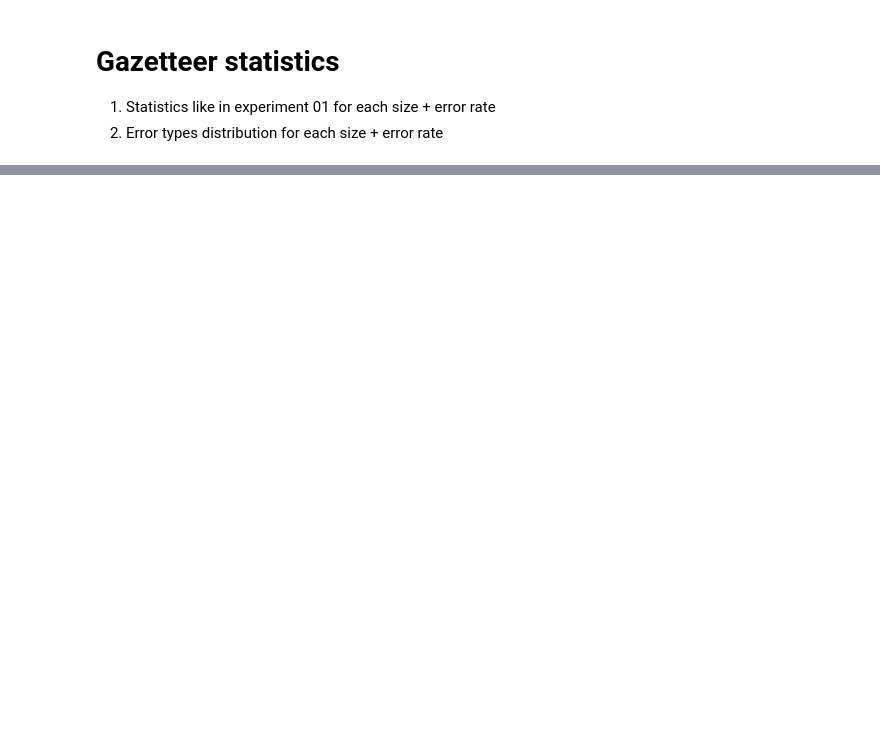
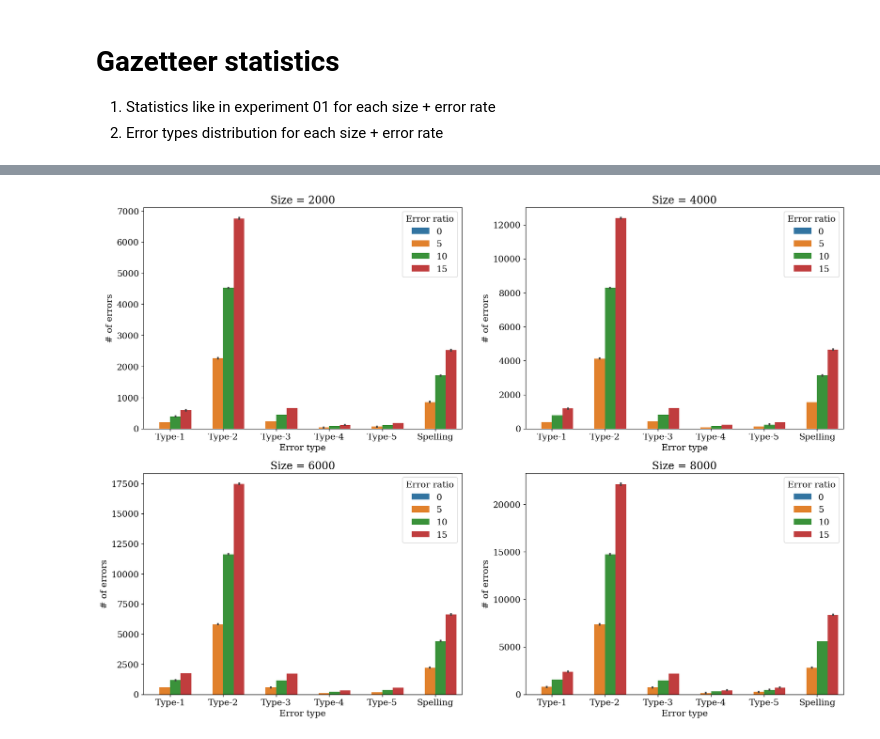
Before and after one commit to roebbert92/thesis, a Jupyter notebook: evaluations/02_content.ipynb, the cells around one changed output, grey strips where cells are left out. Cells and saved outputs as stored; diff of their text form; code cells hidden in the pictures; blank space fills up the shorter version.

```diff
--- a/evaluations/02_content.ipynb
+++ b/evaluations/02_content.ipynb
@@ -861,3 +861,9 @@ print(df.style.pipe(highlight_correlations).format('{:.4f}').to_latex(
 # Dataset statistics
 1. Statistics like in Dataset part for each Error rate on train + dev
 2. Error types distribution for train + dev
+# %%
+import sys
+import os
+
+thesis_path = "/" + os.path.join(*os.getcwd().split(os.path.sep)[:-1])
+sys.path.append(thesis_path)
@@ -865,3 +1275,9 @@ print(df.style.pipe(highlight_correlations).format('{:.4f}').to_latex(
 # Gazetteer statistics
 1. Statistics like in experiment 01 for each size + error rate
 2. Error types distribution for each size + error rate
+# %%
+import sys
+import os
+
+thesis_path = "/" + os.path.join(*os.getcwd().split(os.path.sep)[:-1])
+sys.path.append(thesis_path)
@@ -867,0 +1643,38 @@ print(df.style.pipe(highlight_correlations).format('{:.4f}').to_latex(
+# %%
+import seaborn as sns
+import matplotlib.pyplot as plt
+
+fig, axs = plt.subplots(2, 2, figsize=(20, 14))
+axs_idx = [
+    (0, 0),
+    (0, 1),
+    (1, 0),
+    (1, 1),
+]
+for idx, size in enumerate(sizes):
+    sns.barplot(flattened_error_dist_df[
+        flattened_error_dist_df["Gazetteer size"] == size],
+                x="Error type",
+                y="# of errors",
+                hue="Error ratio",
+                order=[
+                    "Type-1",
+                    "Type-2",
+                    "Type-3",
+                    "Type-4",
+                    "Type-5",
+                    "Spelling",
+                ],
+                errorbar="sd",
+                ax=axs[axs_idx[idx]])
+    axs[axs_idx[idx]].set_title(f"Size = {size}")
+
+LATEX_THESIS_PATH = "/home/loebbert/OneDrive/Studium/Master/Masterarbeit/Thesis"
+os.makedirs(os.path.join(LATEX_THESIS_PATH, "drawings", "02_content"),
+            exist_ok=True)
+plt.savefig(os.path.join(LATEX_THESIS_PATH, "drawings", "02_content",
+                         "gazetteer_error_distribution.png"),
+            bbox_inches="tight",
+            dpi=200)
+# %% [output]
+[figure, added]
```
Also changed, not shown: parts of 22 cells of this notebook.
